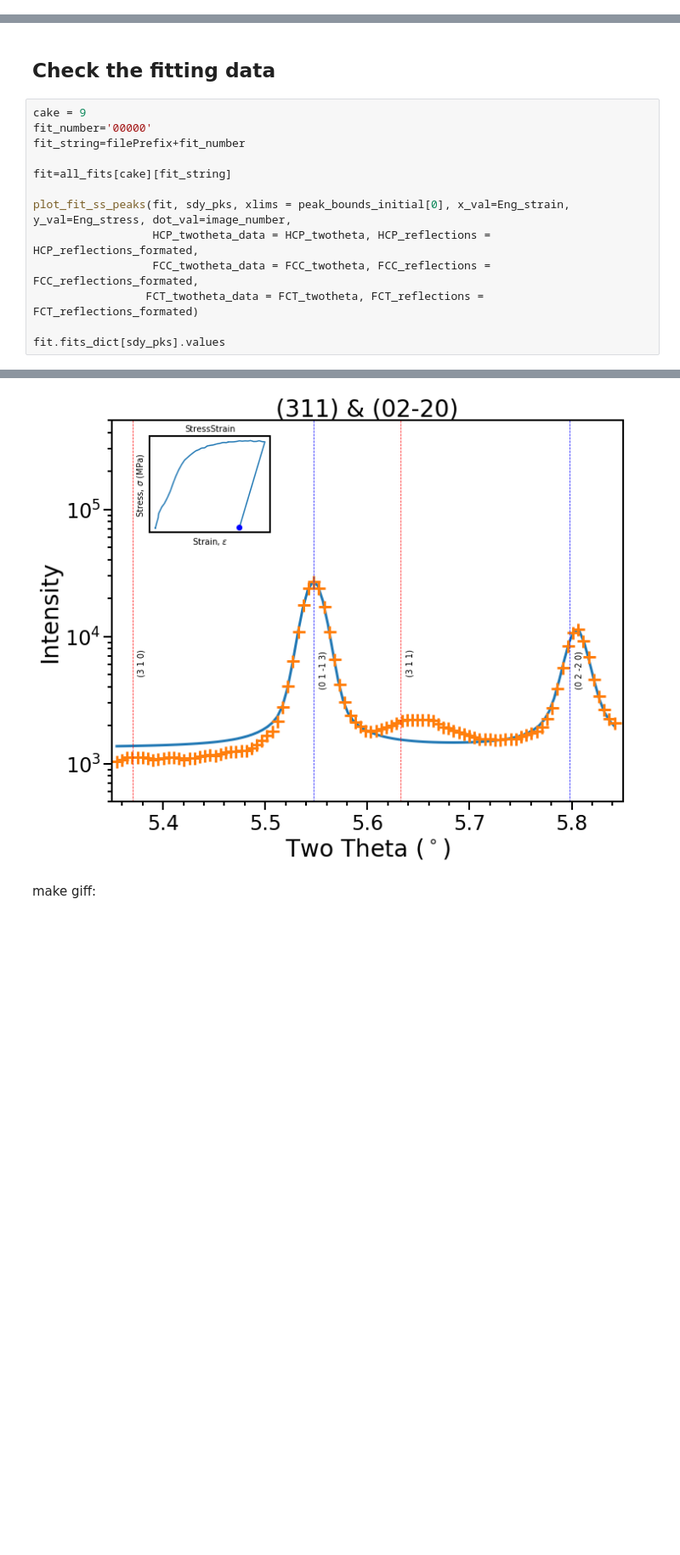
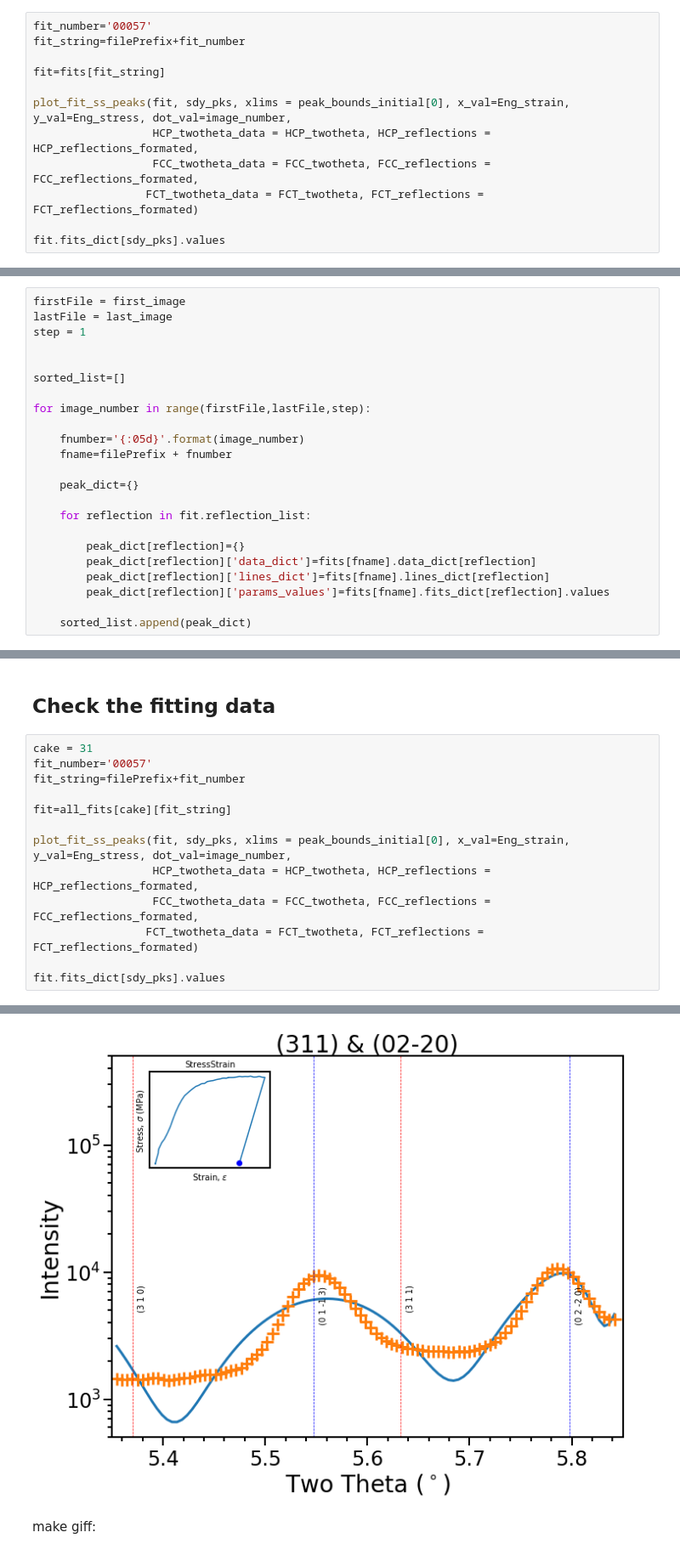
Before and after one commit to Mats-Student-Olie/Double-Peak-Fit, a Jupyter notebook: Dual Peak_Main.ipynb, the cells around one changed output, grey strips where cells are left out. Shown at 85% size. Saved outputs shown, nothing was run; the diff lists cells and outputs as text; blank space fills up the shorter version.

Commit message:
Working on data
- Cake numbers not correct
- 311 add third peak
- initParams????

```diff
--- a/Dual Peak_Main.ipynb
+++ b/Dual Peak_Main.ipynb
@@ -326,0 +388,12 @@ last_image = len(last_image)-1
+# %%
+fit_number='00057'
+fit_string=filePrefix+fit_number
+
+fit=fits[fit_string]
+
+plot_fit_ss_peaks(fit, sdy_pks, xlims = peak_bounds_initial[0], x_val=Eng_strain, y_val=Eng_stress, dot_val=image_number,
+                  HCP_twotheta_data = HCP_twotheta, HCP_reflections = HCP_reflections_formated,
+                  FCC_twotheta_data = FCC_twotheta, FCC_reflections = FCC_reflections_formated,
+                 FCT_twotheta_data = FCT_twotheta, FCT_reflections = FCT_reflections_formated)
+
+fit.fits_dict[sdy_pks].values
@@ -326,0 +415,23 @@ last_image = len(last_image)-1
+# %%
+firstFile = first_image
+lastFile = last_image
+step = 1
+
+
+sorted_list=[]
+
+for image_number in range(firstFile,lastFile,step):
+
+    fnumber='{:05d}'.format(image_number)
+    fname=filePrefix + fnumber
+
+    peak_dict={}
+
+    for reflection in fit.reflection_list:
+
+        peak_dict[reflection]={}
+        peak_dict[reflection]['data_dict']=fits[fname].data_dict[reflection]
+        peak_dict[reflection]['lines_dict']=fits[fname].lines_dict[reflection]
+        peak_dict[reflection]['params_values']=fits[fname].fits_dict[reflection].values
+
+    sorted_list.append(peak_dict)
@@ -387,8 +553,8 @@ for i in range(1, 37):
 # %% [markdown]
 ## Check the fitting data
 # %%
-cake = 9
-fit_number='00000'
+cake = 31
+fit_number='00057'
 fit_string=filePrefix+fit_number
 
 fit=all_fits[cake][fit_string]
@@ -416,4 +588,4 @@ fit.fits_dict[sdy_pks].values
-[figure, old version]
+[figure, new version]
 # %% [markdown]
 make giff:
 # %%
```
Also changed, not shown: parts of 10 cells of this notebook.
